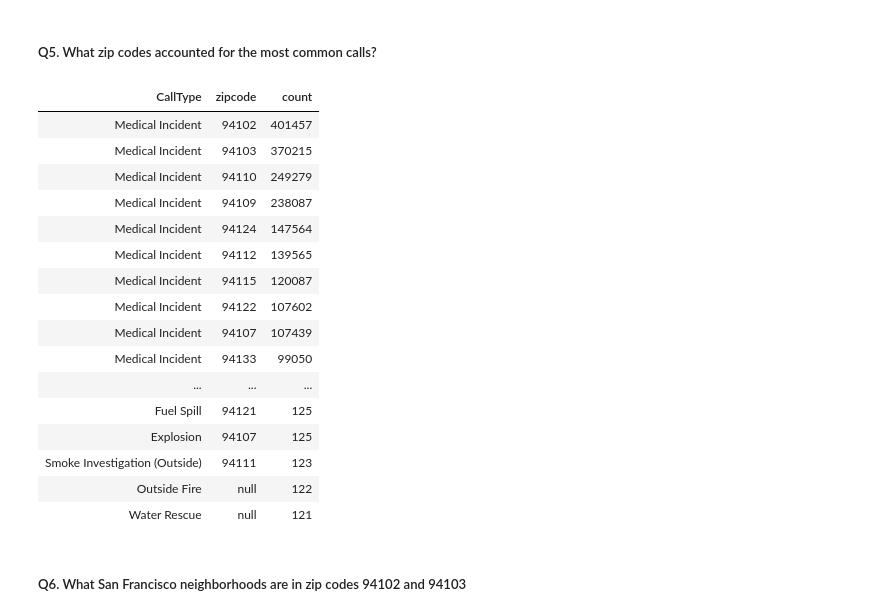
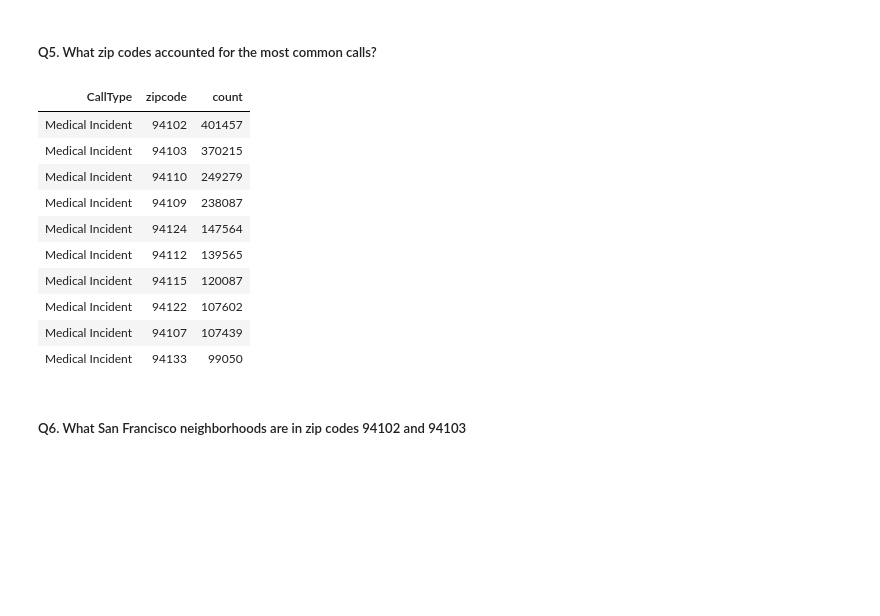
Before and after one commit to buaindra/gcp_utility, a Jupyter notebook: bigdata/databricks/03_Spark_Table.ipynb, the cells around one changed output. Cells and saved outputs as stored; diff of their text form; code cells hidden in the pictures; blank space fills up the shorter version.

```diff
--- a/bigdata/databricks/03_Spark_Table.ipynb
+++ b/bigdata/databricks/03_Spark_Table.ipynb
@@ -244,28 +228,23 @@ order by count desc
 # %%
 %sql
 select CallType, zipcode, count(*) as count
 from demo_db.fire_service_calls_tbl
 where CallType is not null
 group by CallType, zipcode
 order by count desc
+limit 10
 # %% [output]
 | CallType | zipcode | count |
 | Medical Incident | 94102 | 401457 |
 | Medical Incident | 94103 | 370215 |
 | Medical Incident | 94110 | 249279 |
 | Medical Incident | 94109 | 238087 |
 | Medical Incident | 94124 | 147564 |
 | Medical Incident | 94112 | 139565 |
 | Medical Incident | 94115 | 120087 |
 | Medical Incident | 94122 | 107602 |
 | Medical Incident | 94107 | 107439 |
 | Medical Incident | 94133 | 99050 |
-| ... | ... | ... |
-| Fuel Spill | 94121 | 125 |
-| Explosion | 94107 | 125 |
-| Smoke Investigation (Outside) | 94111 | 123 |
-| Outside Fire | null | 122 |
-| Water Rescue | null | 121 |
 # %% [markdown]
 ##### Q6. What San Francisco neighborhoods are in zip codes 94102 and 94103
 # %%
```
Also changed, not shown: parts of 11 cells of this notebook, 2 other files.
